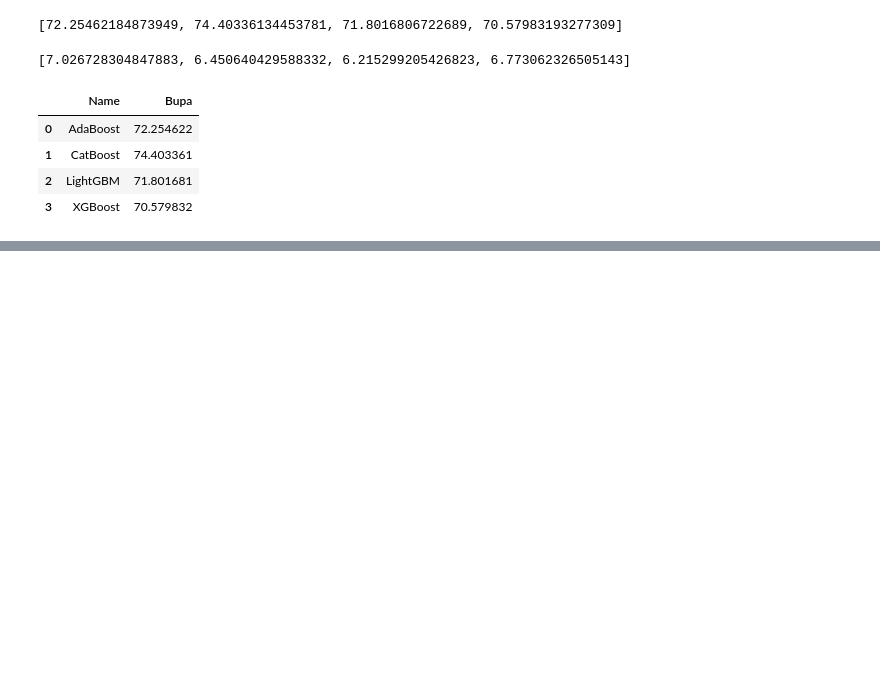
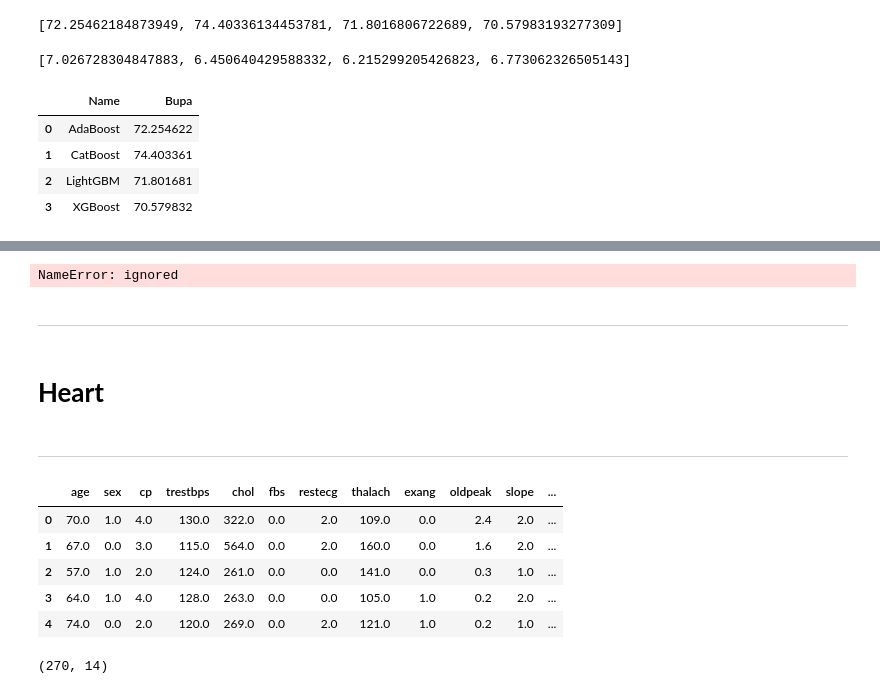
Before and after one commit to RochaErik/AlgorithmComparison, a Jupyter notebook: AlgorithmComparison.ipynb, the cells around one changed output, grey strips where cells are left out. Cells and saved outputs as stored; diff of their text form; code cells hidden in the pictures; blank space fills up the shorter version.

```diff
--- a/AlgorithmComparison.ipynb
+++ b/AlgorithmComparison.ipynb
@@ -1034,0 +1065,25 @@ Algo_results
+# %%
+Algo_results['Pima'] = pima_mean
+# %% [output]
+NameError: ignored
+# %% [markdown]
+---
+# %% [markdown]
+# **Heart**
+# %% [markdown]
+---
+# %%
+heart_df = pd.read_csv('/content/drive/MyDrive/DatasetSeminario/Heart/Heart.csv')
+# %%
+heart_df.head()
+# %% [output]
+|  | age | sex | cp | trestbps | chol | fbs | restecg | thalach | exang | oldpeak | slope | ... |
+| 0 | 70.0 | 1.0 | 4.0 | 130.0 | 322.0 | 0.0 | 2.0 | 109.0 | 0.0 | 2.4 | 2.0 | ... |
+| 1 | 67.0 | 0.0 | 3.0 | 115.0 | 564.0 | 0.0 | 2.0 | 160.0 | 0.0 | 1.6 | 2.0 | ... |
+| 2 | 57.0 | 1.0 | 2.0 | 124.0 | 261.0 | 0.0 | 0.0 | 141.0 | 0.0 | 0.3 | 1.0 | ... |
+| 3 | 64.0 | 1.0 | 4.0 | 128.0 | 263.0 | 0.0 | 0.0 | 105.0 | 1.0 | 0.2 | 2.0 | ... |
+| 4 | 74.0 | 0.0 | 2.0 | 120.0 | 269.0 | 0.0 | 2.0 | 121.0 | 1.0 | 0.2 | 1.0 | ... |
+# %%
+heart_df.shape
+# %% [output]
+(270, 14)
```
Also changed, not shown: parts of 88 cells of this notebook.
